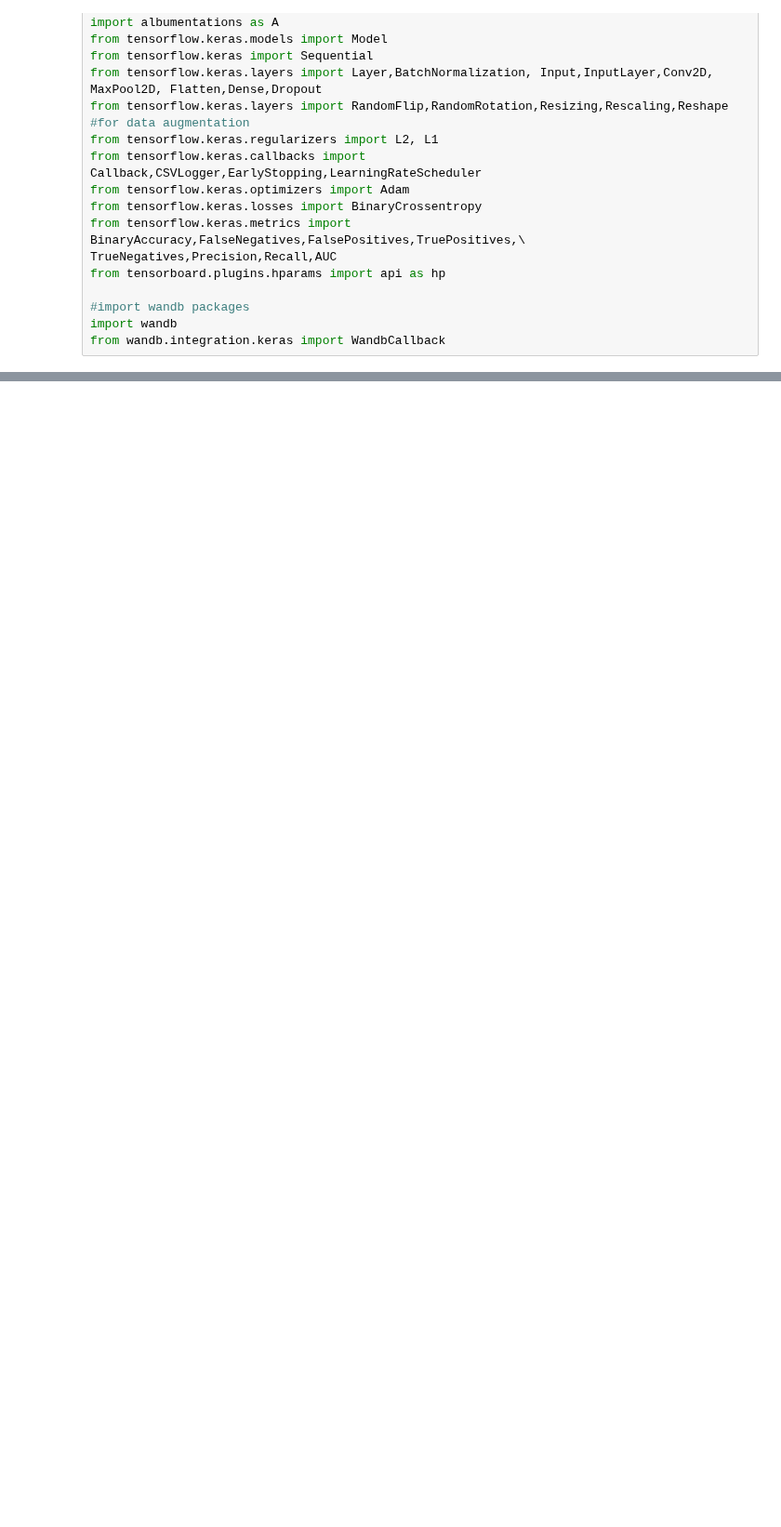
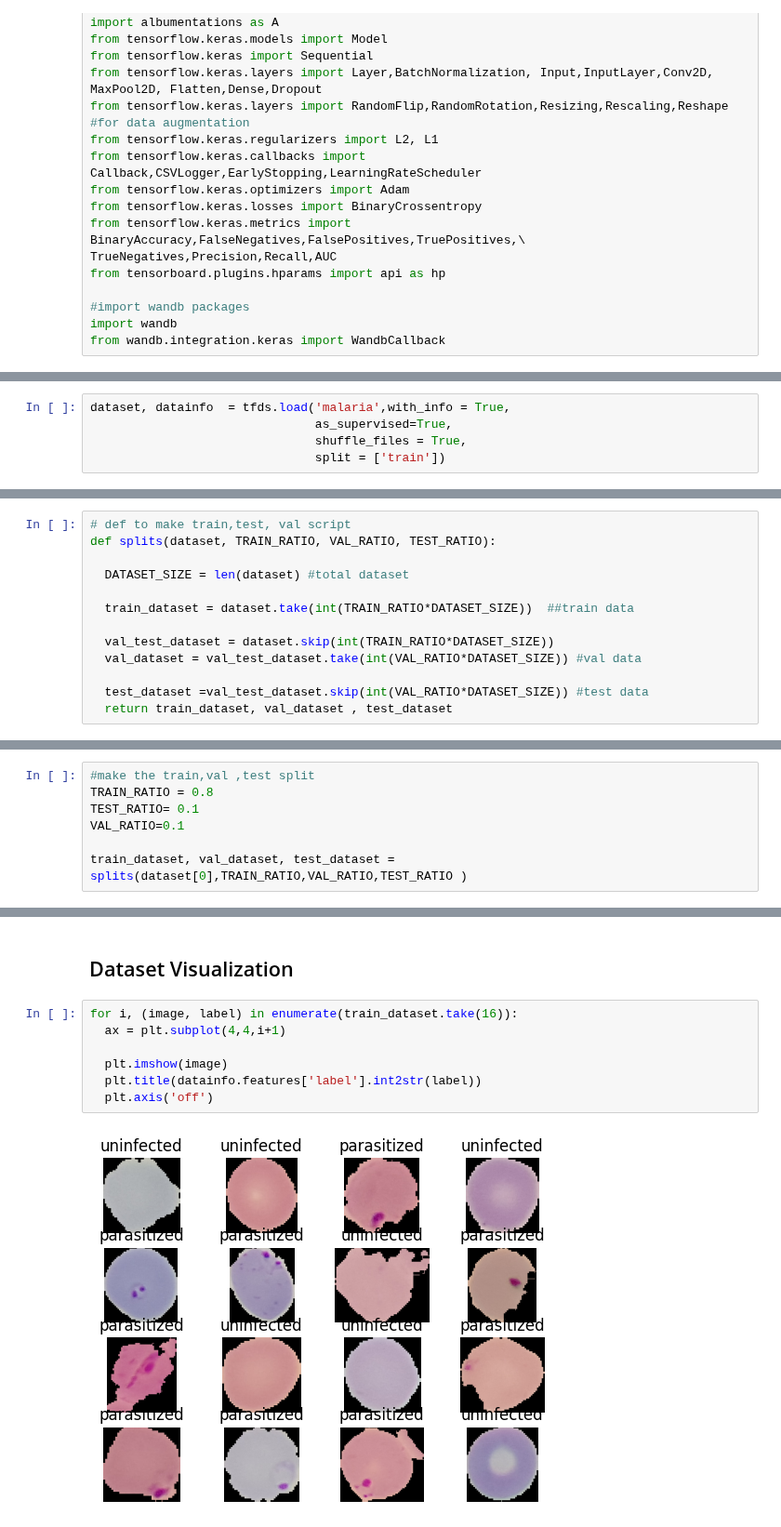
Before and after one commit to akankshakusf/Project-Deep-Learning-CNN-Malaria-Detection, a Jupyter notebook: Malaria_Improvised.ipynb, the cells around one changed output, grey strips where cells are left out. Shown at 93% size. Cells and saved outputs as stored; diff of their text form; blank space fills up the shorter version.

```diff
--- a/Malaria_Improvised.ipynb
+++ b/Malaria_Improvised.ipynb
@@ -32,0 +37,5 @@ from wandb.integration.keras import WandbCallback
+# %%
+dataset, datainfo  = tfds.load('malaria',with_info = True,
+                               as_supervised=True,
+                               shuffle_files = True,
+                               split = ['train'])
@@ -32,0 +63,13 @@ from wandb.integration.keras import WandbCallback
+# %%
+# def to make train,test, val script
+def splits(dataset, TRAIN_RATIO, VAL_RATIO, TEST_RATIO):
+
+  DATASET_SIZE = len(dataset) #total dataset
+
+  train_dataset = dataset.take(int(TRAIN_RATIO*DATASET_SIZE))  ##train data
+
+  val_test_dataset = dataset.skip(int(TRAIN_RATIO*DATASET_SIZE))
+  val_dataset = val_test_dataset.take(int(VAL_RATIO*DATASET_SIZE)) #val data
+
+  test_dataset =val_test_dataset.skip(int(VAL_RATIO*DATASET_SIZE)) #test data
+  return train_dataset, val_dataset , test_dataset
@@ -32,0 +107,7 @@ from wandb.integration.keras import WandbCallback
+# %%
+#make the train,val ,test split
+TRAIN_RATIO = 0.8
+TEST_RATIO= 0.1
+VAL_RATIO=0.1
+
+train_dataset, val_dataset, test_dataset = splits(dataset[0],TRAIN_RATIO,VAL_RATIO,TEST_RATIO )
@@ -32,0 +150,11 @@ from wandb.integration.keras import WandbCallback
+# %% [markdown]
+## Dataset Visualization
+# %%
+for i, (image, label) in enumerate(train_dataset.take(16)):
+  ax = plt.subplot(4,4,i+1)
+
+  plt.imshow(image)
+  plt.title(datainfo.features['label'].int2str(label))
+  plt.axis('off')
+# %% [output]
+[figure, added]
```
Also changed, not shown: parts of 27 cells of this notebook.
